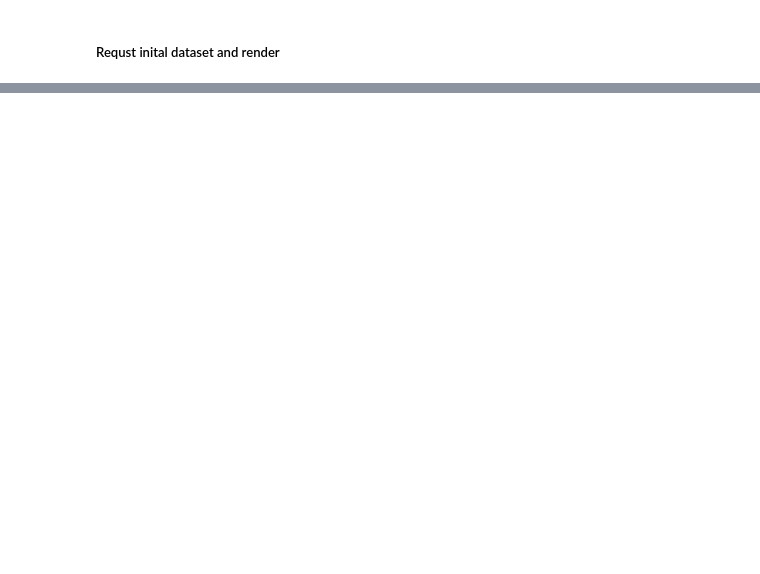
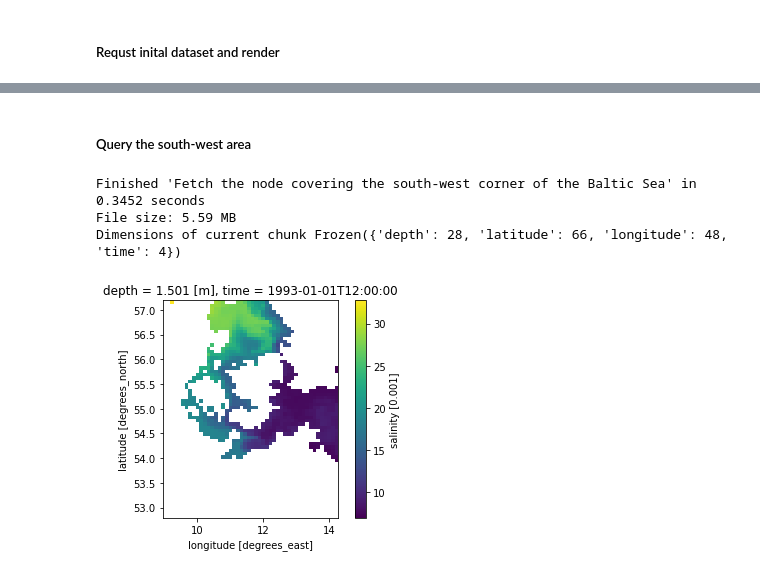
Before and after one commit to oyjoh/adaptive-data-retrieval, a Jupyter notebook: data_handler_demo.ipynb, the cells around one changed output, grey strips where cells are left out. Saved outputs shown, nothing was run; the diff lists cells and outputs as text; code cells hidden in the pictures; blank space fills up the shorter version.

```diff
--- a/data_handler_demo.ipynb
+++ b/data_handler_demo.ipynb
@@ -235,0 +356,18 @@ tree = QuadTree(max_chunk_size=50, original_file_size=7470,
+# %% [markdown]
+##### Query the south-west area
+# %%
+bounds = {'latitude': (54,56), 'longitude': (9.1, 14), 'time': (np.datetime64('1993-01-01'), np.datetime64('1993-01-01'))}
+
+with Timer("Fetch the node covering the south-west corner of the Baltic Sea"):
+    file_name, xr_chunk = data_handler.request_data_netcdf(
+        bounds, return_xr_chunk=True
+    )
+print(f"File size: {get_file_size_MB(file_name):.2f} MB")
+print(f"Dimensions of current chunk {xr_chunk.ds.dims}")
+
+Plot.netcdf_color_contour(data_variable="so", netcdf_file=file_name, aspect_ratio=1.5)
+# %% [output]
+Finished 'Fetch the node covering the south-west corner of the Baltic Sea' in 0.3452 seconds
+File size: 5.59 MB
+Dimensions of current chunk Frozen({'depth': 28, 'latitude': 66, 'longitude': 48, 'time': 4})
+[figure, added]
```
Also changed, not shown: parts of 20 cells of this notebook, 7 other files.
